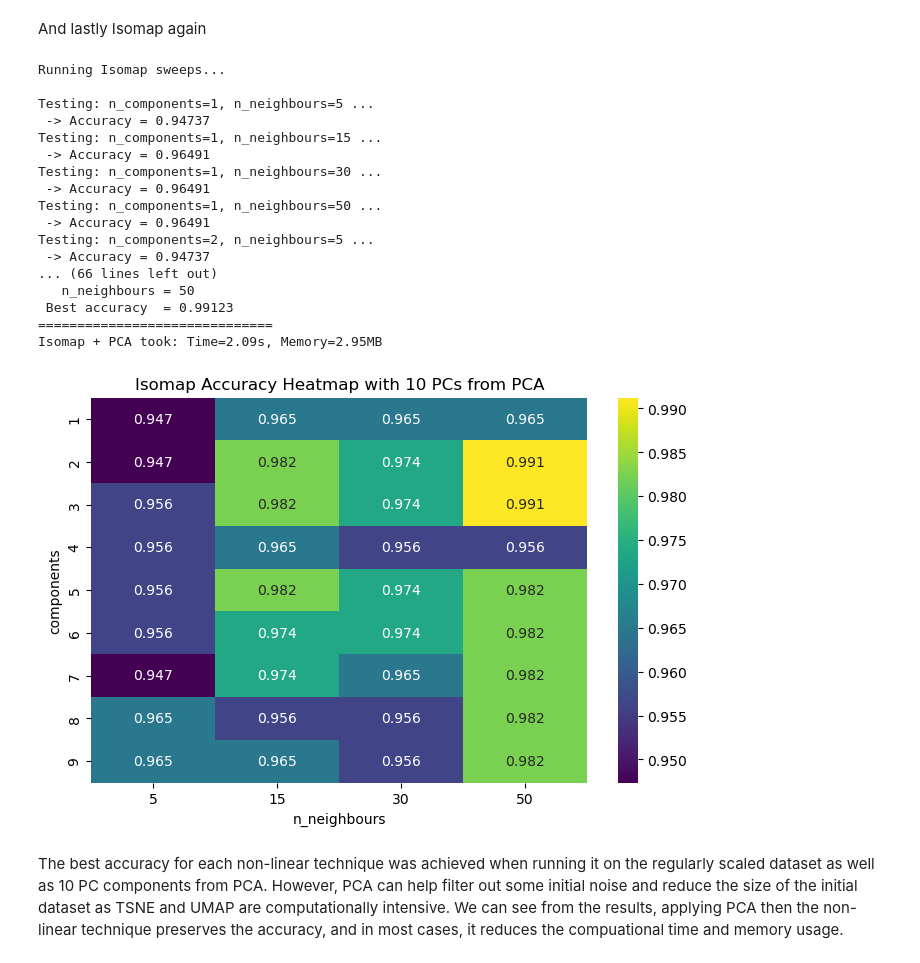
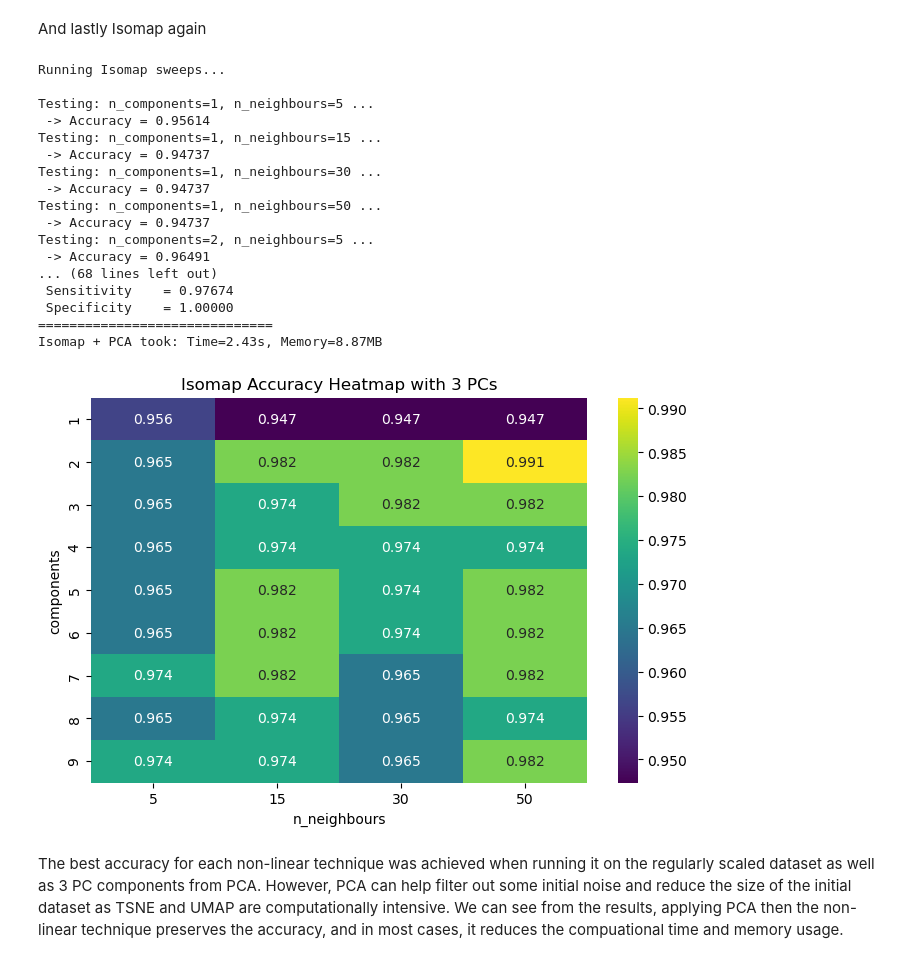
Before and after one commit to m6keller/syde-572-final-project, a Jupyter notebook: final_notebook.ipynb, the cells around one changed output. Saved outputs shown, nothing was run; the diff lists cells and outputs as text; code cells hidden in the pictures.

```diff
--- a/final_notebook.ipynb
+++ b/final_notebook.ipynb
@@ -1019,23 +1226,25 @@ Testing: n_components=3, n_neighbours=50 ...
 # %% [markdown]
 And lastly Isomap again
 # %%
-start_time = time.time()
-start_mem = get_memory_usage()
-
 scaler = StandardScaler()
 X_scaled = scaler.fit_transform(X)
 
-pca = PCA(n_components=10)
+pca = PCA(n_components=3)
 X_pca = pca.fit_transform(X_scaled)
 
 best_acc = 0
 best_components = None
+
+best_sensitivity = 0.0
+best_specificity = 0.0
 
 accuracies = []
 n_neighbours_list = [5, 15, 30, 50]
 
 print("Running Isomap sweeps...\n")
 
+start_time = time.time()
+tracemalloc.start()
 for n in range(1, 10):
     for p in n_neighbors_list:
 
@@ -1060,6 +1269,12 @@ for n in range(1, 10):
         y_pred = clf.predict(X_test)
         acc = accuracy_score(y_test, y_pred)
 
+        tn, fp, fn, tp = confusion_matrix(y_test, y_pred).ravel()
+
+        sensitivity = tp / (tp + fn) if (tp + fn) > 0 else 0
+        specificity = tn / (tn + fp) if (tn + fp) > 0 else 0
+        # ---------------------------------------------------
+
         accuracies.append((n, p, acc))
 
         print(f" -> Accuracy = {acc:.5f}")
@@ -1068,50 +1283,59 @@ for n in range(1, 10):
         if acc > best_acc:
             best_acc = acc
             best_params = (n, p)
+            # Save the specific metrics associated with this best result
+            best_sensitivity = sensitivity
+            best_specificity = specificity
 
 
 # Print best result
 print("\n==============================")
 print(f" Best Isomap parameters:")
 print(f"   n_components = {best_params[0]}")
 print(f"   n_neighbours = {best_params[1]}")
 print(f" Best accuracy  = {best_acc:.5f}")
+print(f" Sensitivity    = {best_sensitivity:.5f}")
+print(f" Specificity    = {best_specificity:.5f}")
 print("==============================")
 
 end_time = time.time()
-end_mem = get_memory_usage()
+elapsed = end_time - start_time
 
-elapsed = end_time - start_time
-mem_used = end_mem - start_mem
+current, peak = tracemalloc.get_traced_memory()
 
-print(f"Isomap + PCA took: Time={elapsed:.2f}s, Memory={mem_used:.2f}MB")
+tracemalloc.stop()
+
+peak_mb = peak / 10**6
+
+print(f"Isomap + PCA took: Time={elapsed:.2f}s, Memory={peak_mb:.2f}MB")
+
 
 df = pd.DataFrame(accuracies, columns=["components", "n_neighbours", "accuracy"])
 
 pivot = df.pivot(index="components", columns="n_neighbours", values="accuracy")
 
 plt.figure(figsize=(8, 5))
 sns.heatmap(pivot, annot=True, fmt=".3f", cmap="viridis")
-plt.title("Isomap Accuracy Heatmap with 10 PCs from PCA")
+plt.title("Isomap Accuracy Heatmap with 3 PCs")
 plt.show()
 # %% [output]
 Running Isomap sweeps...
 
 Testing: n_components=1, n_neighbours=5 ...
+ -> Accuracy = 0.95614
+Testing: n_components=1, n_neighbours=15 ...
  -> Accuracy = 0.94737
-Testing: n_components=1, n_neighbours=15 ...
+Testing: n_components=1, n_neighbours=30 ...
+ -> Accuracy = 0.94737
+Testing: n_components=1, n_neighbours=50 ...
+ -> Accuracy = 0.94737
+Testing: n_components=2, n_neighbours=5 ...
  -> Accuracy = 0.96491
-Testing: n_components=1, n_neighbours=30 ...
- -> Accuracy = 0.96491
-Testing: n_components=1, n_neighbours=50 ...
- -> Accuracy = 0.96491
-Testing: n_components=2, n_neighbours=5 ...
- -> Accuracy = 0.94737
-... (66 lines left out)
-   n_neighbours = 50
- Best accuracy  = 0.99123
+... (68 lines left out)
+ Sensitivity    = 0.97674
+ Specificity    = 1.00000
 ==============================
-Isomap + PCA took: Time=2.09s, Memory=2.95MB
+Isomap + PCA took: Time=2.43s, Memory=8.87MB
-[figure, old version]
+[figure, new version]
 # %% [markdown]
-The best accuracy for each non-linear technique was achieved when running it on the regularly scaled dataset as well as 10 PC components from PCA. However, PCA can help filter out some initial noise and reduce the size of the initial dataset as TSNE and UMAP are computationally intensive. We can see from the results, applying PCA then the non-linear technique preserves the accuracy, and in most cases, it reduces the compuational time and memory usage.
+The best accuracy for each non-linear technique was achieved when running it on the regularly scaled dataset as well as 3 PC components from PCA. However, PCA can help filter out some initial noise and reduce the size of the initial dataset as TSNE and UMAP are computationally intensive. We can see from the results, applying PCA then the non-linear technique preserves the accuracy, and in most cases, it reduces the compuational time and memory usage.
```
Also changed, not shown: parts of 13 cells of this notebook.
